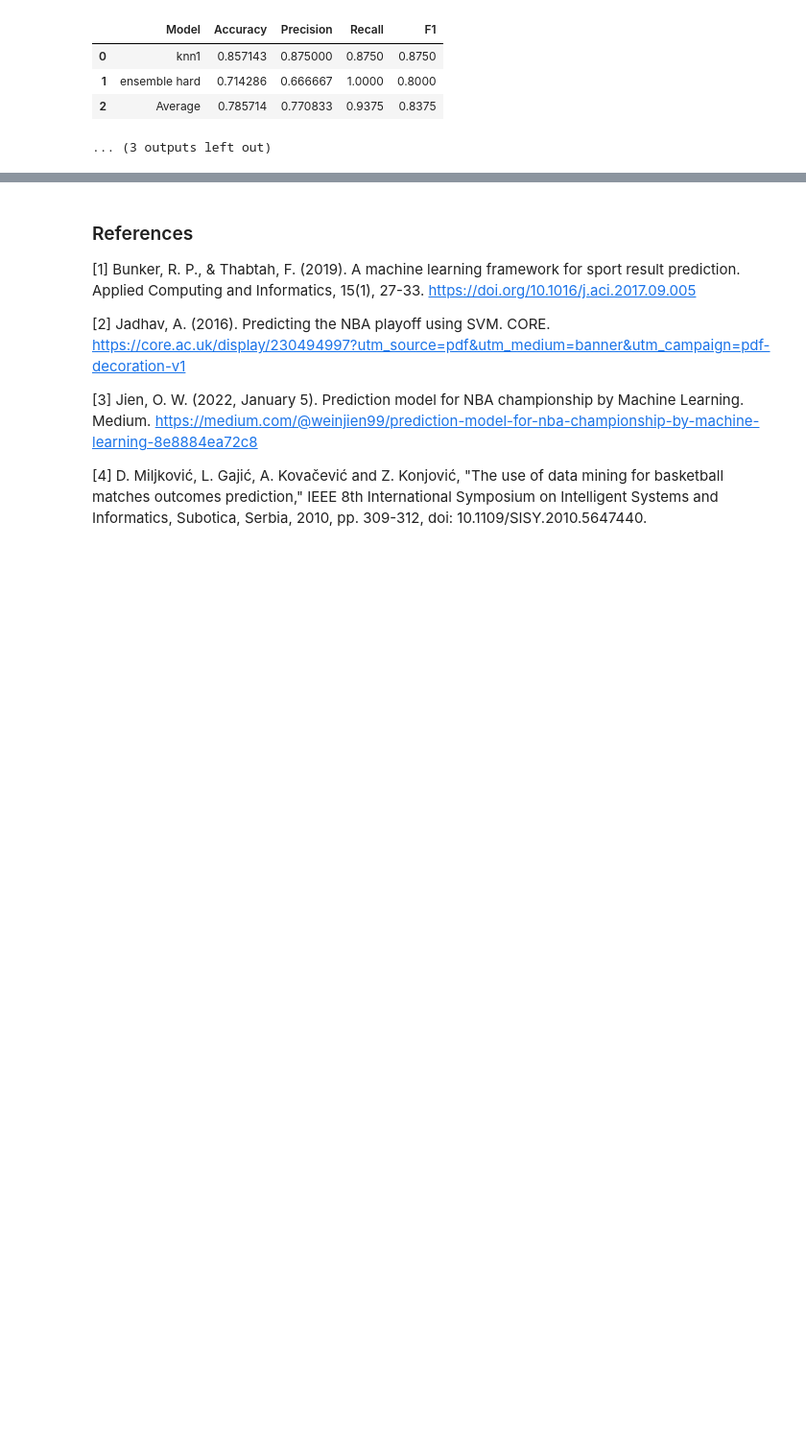
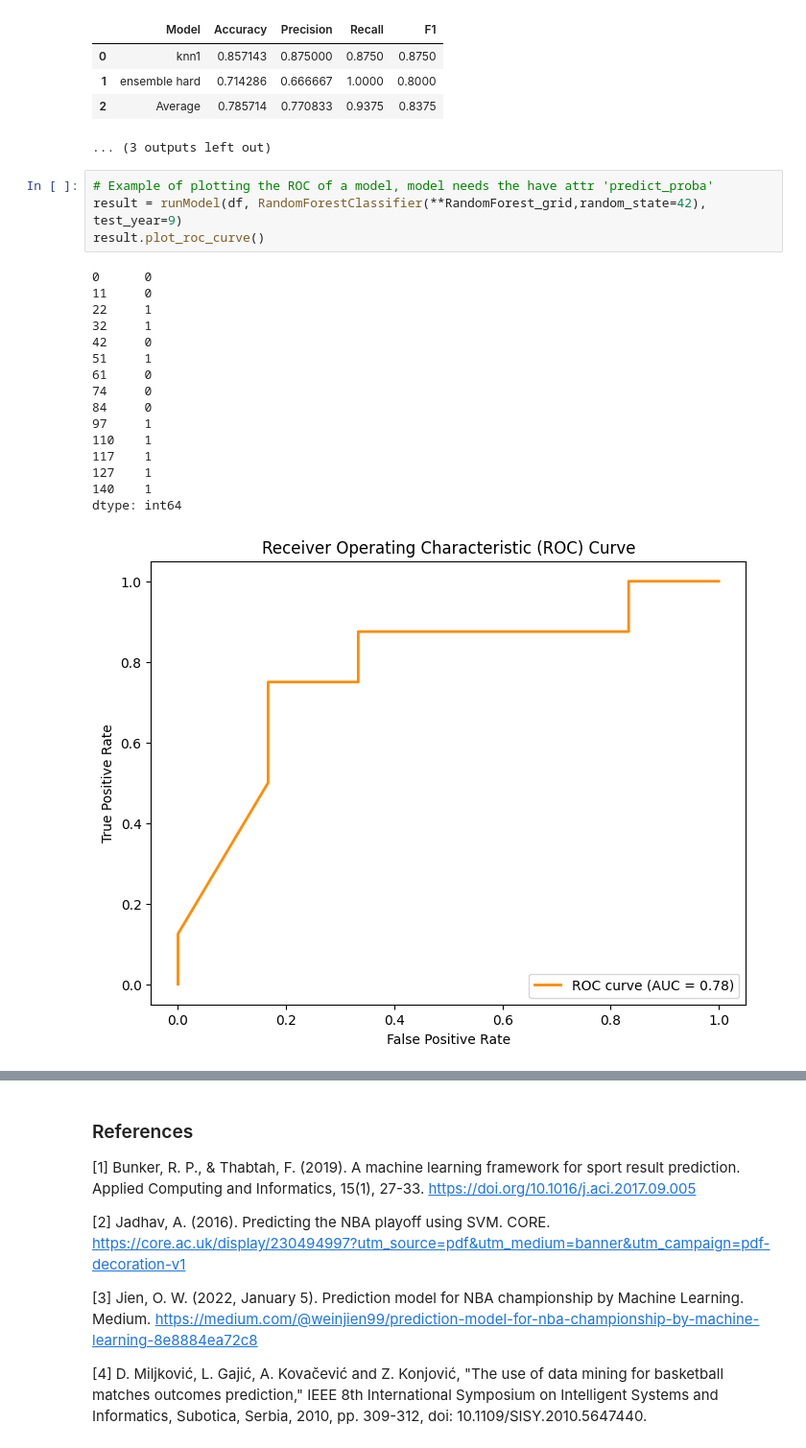
Before and after one commit to MartimHenriques/feup-machine-learning, a Jupyter notebook: src/pipeline.ipynb, the cells around one changed output, grey strips where cells are left out. Shown at 96% size. Cells and saved outputs as stored; diff of their text form; blank space fills up the shorter version.

Commit message:
Added an example for plotting the ROC curve after running a model

```diff
--- a/src/pipeline.ipynb
+++ b/src/pipeline.ipynb
@@ -649,6 +649,27 @@ dtype: int64
 | 1 | ensemble hard | 0.714286 | 0.666667 | 1.0000 | 0.8000 |
 | 2 | Average | 0.785714 | 0.770833 | 0.9375 | 0.8375 |
 ... (3 outputs left out)
+# %%
+# Example of plotting the ROC of a model, model needs the have attr 'predict_proba'
+result = runModel(df, RandomForestClassifier(**RandomForest_grid,random_state=42), test_year=9)
+result.plot_roc_curve()
+# %% [output]
+0      0
+11     0
+22     1
+32     1
+42     0
+51     1
+61     0
+74     0
+84     0
+97     1
+110    1
+117    1
+127    1
+140    1
+dtype: int64
+[figure, added]
 # %%
 result = runModel(df, KNeighborsClassifier(**KNN_grid), test_year=11)
 
```
Also changed, not shown: parts of 1 cell of this notebook, 1 other file.
